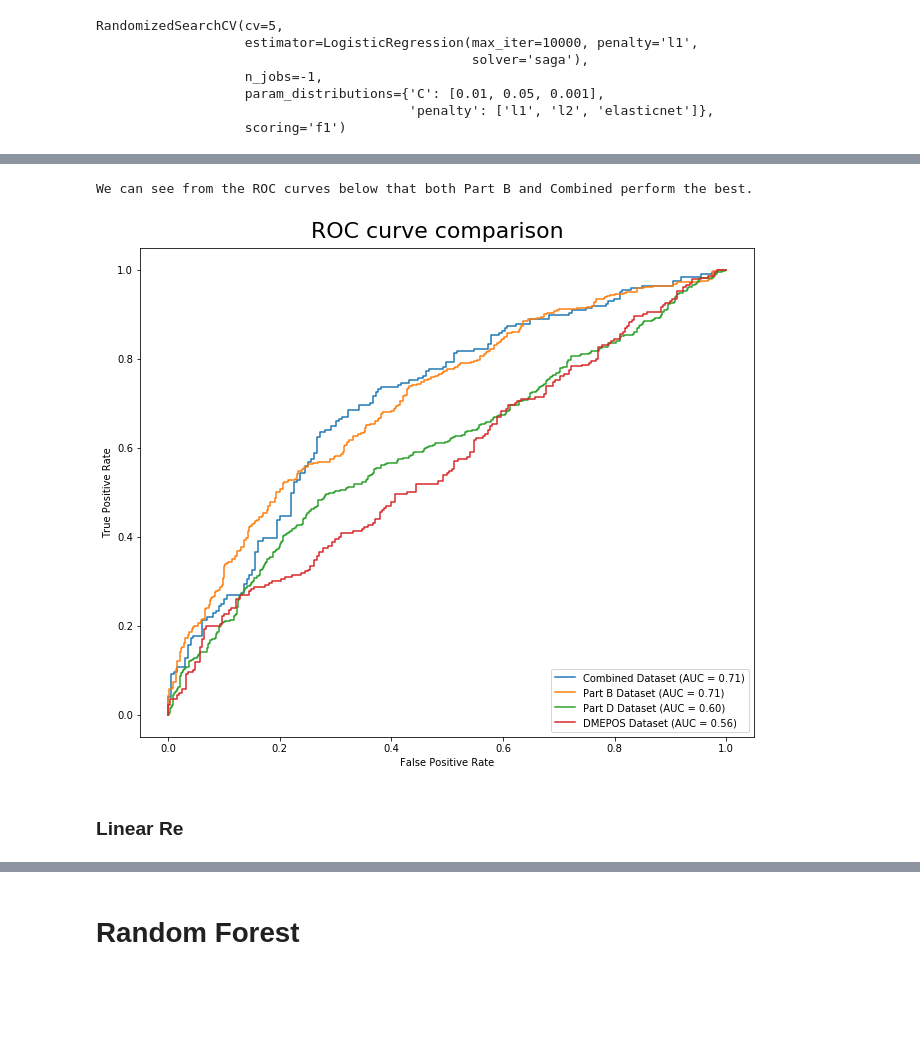
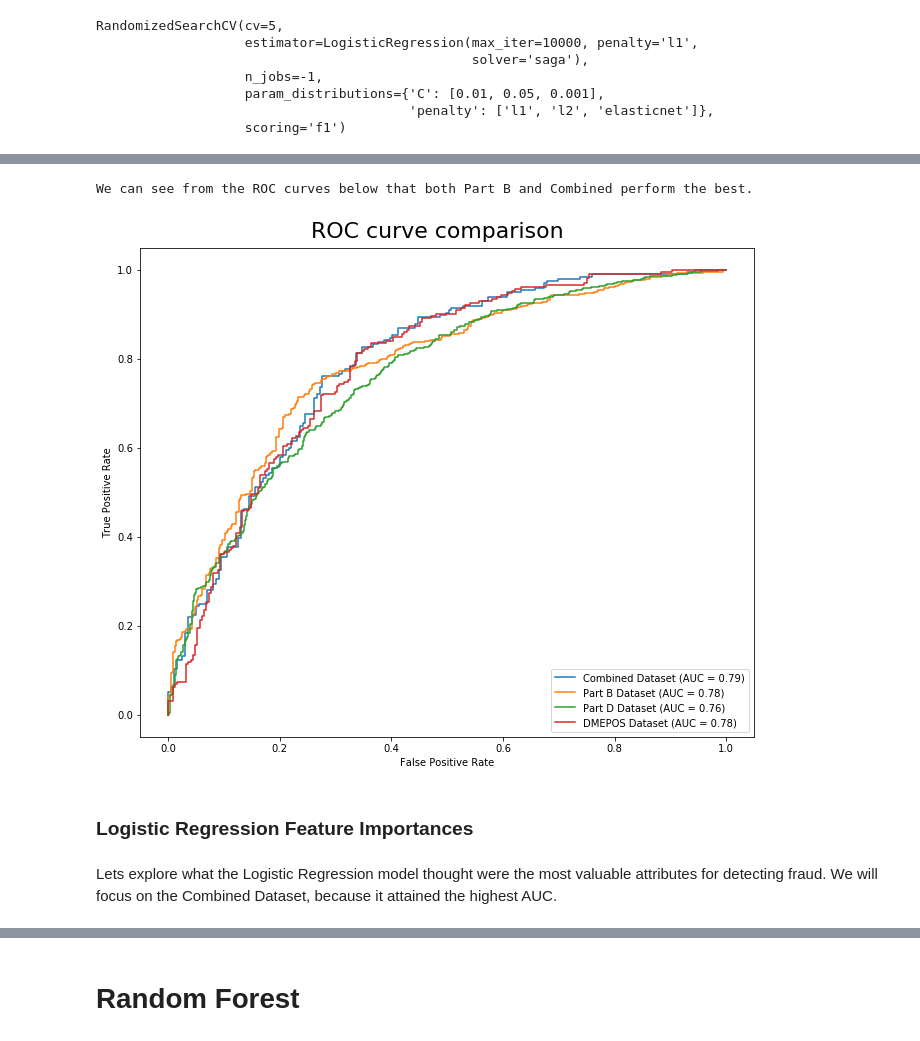
Before and after one commit to brenfrrs/medicare_fraud, a Jupyter notebook: modeling.ipynb, the cells around one changed output, grey strips where cells are left out. Saved outputs shown, nothing was run; the diff lists cells and outputs as text; code cells hidden in the pictures; blank space fills up the shorter version.

Commit message:
added standard scaling after splitting data

```diff
--- a/modeling.ipynb
+++ b/modeling.ipynb
@@ -77,3 +80,37 @@ X_train_combined, X_test_combined, y_train_combined, y_test_combined = train_tes
+# %%
+partb_feature_names = X_partb.columns.to_list()
+
+X_partb_scaler = StandardScaler()
+X_partb_scaled = X_partb_scaler.fit_transform(X_train_b) #Fit/Transform to the training data
+
+
+X_train_b = pd.DataFrame(X_partb_scaled, columns=partb_feature_names)
+
+X_test_b = pd.DataFrame(X_partb_scaler.transform(X_test_b), columns=partb_feature_names) #Transform the test set with fitted scaler.
+# %%
+partd_feature_names = X_partd.columns.to_list()
+
+X_partd_scaler = StandardScaler()
+X_partd_scaled = X_partd_scaler.fit_transform(X_train_d)
+
+X_train_d = pd.DataFrame(X_partd_scaled, columns=partd_feature_names)
+X_test_d = pd.DataFrame(X_partd_scaler.transform(X_test_d), columns=partd_feature_names)
+# %%
+dmepos_feature_names = X_dmepos.columns.to_list()
+
+X_dmepos_scaler = StandardScaler()
+X_dmepos_scaled = X_dmepos_scaler.fit_transform(X_train_dmepos)
+
+X_train_dmepos = pd.DataFrame(X_dmepos_scaled, columns=dmepos_feature_names)
+X_test_dmepos = pd.DataFrame(X_dmepos_scaler.transform(X_test_dmepos), columns=dmepos_feature_names)
+# %%
+combined_feature_names = X_combined.columns.to_list()
+
+X_combined_scaler = StandardScaler()
+X_combined_scaled = X_combined_scaler.fit_transform(X_train_combined)
+
+X_train_combined = pd.DataFrame(X_combined_scaled, columns=combined_feature_names)
+X_test_combined = pd.DataFrame(X_combined_scaler.transform(X_test_combined), columns = combined_feature_names)
 # %% [markdown]
 ### Logistic Regression
 # %% [markdown]
@@ -180,13 +217,15 @@ Shown below are the Logistic Regression confusion matrixes for each dataset. As
 # %%
-ROC_combined = metrics.plot_roc_curve(grid_tree_linreg_combined, X_test_combined, y_test_combined, name='Combined Dataset')
-ROC_partb = metrics.plot_roc_curve(grid_tree_linreg_b, X_test_b, y_test_b, name='Part B Dataset', ax=ROC_combined.ax_)
-ROC_partd = metrics.plot_roc_curve(grid_tree_linreg_d, X_test_d, y_test_d, name="Part D Dataset", ax = ROC_combined.ax_)
-ROC_dmepos = metrics.plot_roc_curve(grid_tree_linreg_dmepos, X_test_dmepos, y_test_dmepos, name="DMEPOS Dataset", ax = ROC_combined.ax_)
+ROC_combined = metrics.plot_roc_curve(grid_tree_logreg_combined, X_test_combined, y_test_combined, name='Combined Dataset')
+ROC_partb = metrics.plot_roc_curve(grid_tree_logreg_b, X_test_b, y_test_b, name='Part B Dataset', ax=ROC_combined.ax_)
+ROC_partd = metrics.plot_roc_curve(grid_tree_logreg_d, X_test_d, y_test_d, name="Part D Dataset", ax = ROC_combined.ax_)
+ROC_dmepos = metrics.plot_roc_curve(grid_tree_logreg_dmepos, X_test_dmepos, y_test_dmepos, name="DMEPOS Dataset", ax = ROC_combined.ax_)
 ROC_dmepos.figure_.suptitle("ROC curve comparison", y=.92, size=22);
 ROC_combined.figure_.set_size_inches(11,9)
-print("We can see from the ROC curves below that both Part B and Combined perform the best.")
+print("We can see from the ROC curves below that the Combined dataset performs the best.")
 # %% [output]
 We can see from the ROC curves below that both Part B and Combined perform the best.
-[figure, old version]
+[figure, new version]
-# %% [markdown]
-### Linear Re
+# %% [markdown]
+### Logistic Regression Feature Importances
+# %% [markdown]
+Lets explore what the Logistic Regression model thought were the most valuable attributes for detecting fraud. We will focus on the Combined Dataset, because it attained the highest AUC.
```
Also changed, not shown: parts of 10 cells of this notebook.
